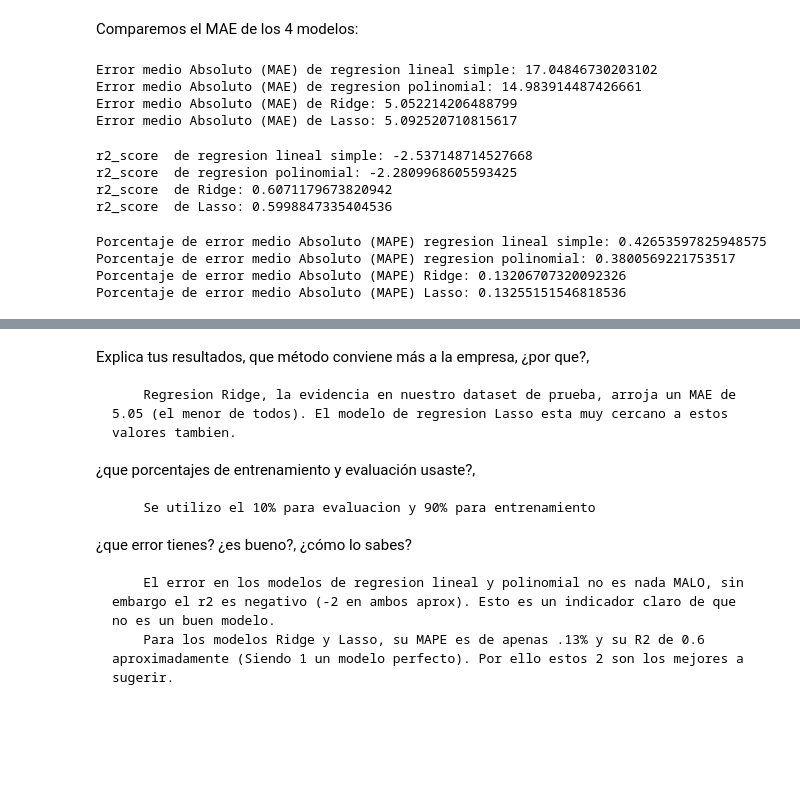
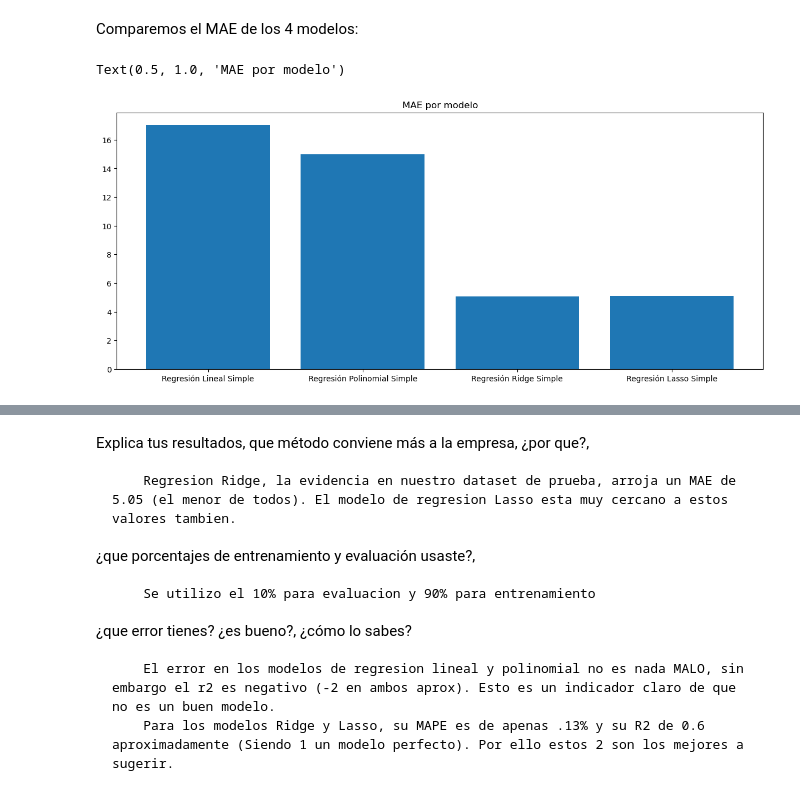
Before and after one commit to PosgradoMNA/actividades-de-aprendizaje-A01150931, a Jupyter notebook: semana8_kmeans/TecMty_Regresion_lineal_polinomial.ipynb, the cells around one changed output, grey strips where cells are left out. Cells and saved outputs as stored; diff of their text form; code cells hidden in the pictures; blank space fills up the shorter version.

Commit message:
adding plots of 1 exercise

```diff
--- a/semana8_kmeans/TecMty_Regresion_lineal_polinomial.ipynb
+++ b/semana8_kmeans/TecMty_Regresion_lineal_polinomial.ipynb
@@ -291,33 +291,16 @@ $\hat{y} =β0 + β1xi1.$
 $\hat{y} =64.30 - 5.42Number of Units $
 # %% [markdown]
 Comparemos el MAE de los 4 modelos:
-# %%
-print('Error medio Absoluto (MAE) de regresion lineal simple:', mean_absolute_error(y_test, y_pred_simple))
-print('Error medio Absoluto (MAE) de regresion polinomial:', mean_absolute_error(y_test, y_pred_poly))
-print('Error medio Absoluto (MAE) de Ridge:', mean_absolute_error(y_test, y_pred_ridge))
-print('Error medio Absoluto (MAE) de Lasso:', mean_absolute_error(y_test, y_pred_lass))
-# %% [output]
-Error medio Absoluto (MAE) de regresion lineal simple: 17.04846730203102
-Error medio Absoluto (MAE) de regresion polinomial: 14.983914487426661
-Error medio Absoluto (MAE) de Ridge: 5.052214206488799
-Error medio Absoluto (MAE) de Lasso: 5.092520710815617
-# %%
-print('r2_score  de regresion lineal simple:', r2_score(y_test, y_pred_simple))
-print('r2_score  de regresion polinomial:', r2_score(y_test, y_pred_poly))
-print('r2_score  de Ridge:', r2_score(y_test, y_pred_ridge))
-print('r2_score  de Lasso:', r2_score(y_test, y_pred_lass))
-# %% [output]
-r2_score  de regresion lineal simple: -2.537148714527668
-r2_score  de regresion polinomial: -2.2809968605593425
-r2_score  de Ridge: 0.6071179673820942
-r2_score  de Lasso: 0.5998847335404536
-# %%
-print('Porcentaje de error medio Absoluto (MAPE) regresion lineal simple:', mean_absolute_percentage_error(y_test, y_pred_simple))
-print('Porcentaje de error medio Absoluto (MAPE) regresion polinomial:', mean_absolute_percentage_error(y_test, y_pred_poly))
-print('Porcentaje de error medio Absoluto (MAPE) Ridge:', mean_absolute_percentage_error(y_test, y_pred_ridge))
-print('Porcentaje de error medio Absoluto (MAPE) Lasso:', mean_absolute_percentage_error(y_test, y_pred_lass))
-# %% [output]
-Porcentaje de error medio Absoluto (MAPE) regresion lineal simple: 0.42653597825948575
-Porcentaje de error medio Absoluto (MAPE) regresion polinomial: 0.3800569221753517
-Porcentaje de error medio Absoluto (MAPE) Ridge: 0.13206707320092326
-Porcentaje de error medio Absoluto (MAPE) Lasso: 0.13255151546818536
+# %%
+x = ['Regresión Lineal Simple', 'Regresión Polinomial Simple', 'Regresión Ridge Simple', 'Regresión Lasso Simple']
+y = [mean_absolute_error(y_test, y_pred_simple),
+     mean_absolute_error(y_test, y_pred_poly),
+     mean_absolute_error(y_test, y_pred_ridge),
+     mean_absolute_error(y_test, y_pred_lass),]
+
+plt.figure(figsize=(15,6))
+plt.bar(x,y)
+plt.title("MAE por modelo")
+# %% [output]
+Text(0.5, 1.0, 'MAE por modelo')
+[figure, added]
```
Also changed, not shown: parts of 2 cells of this notebook.
